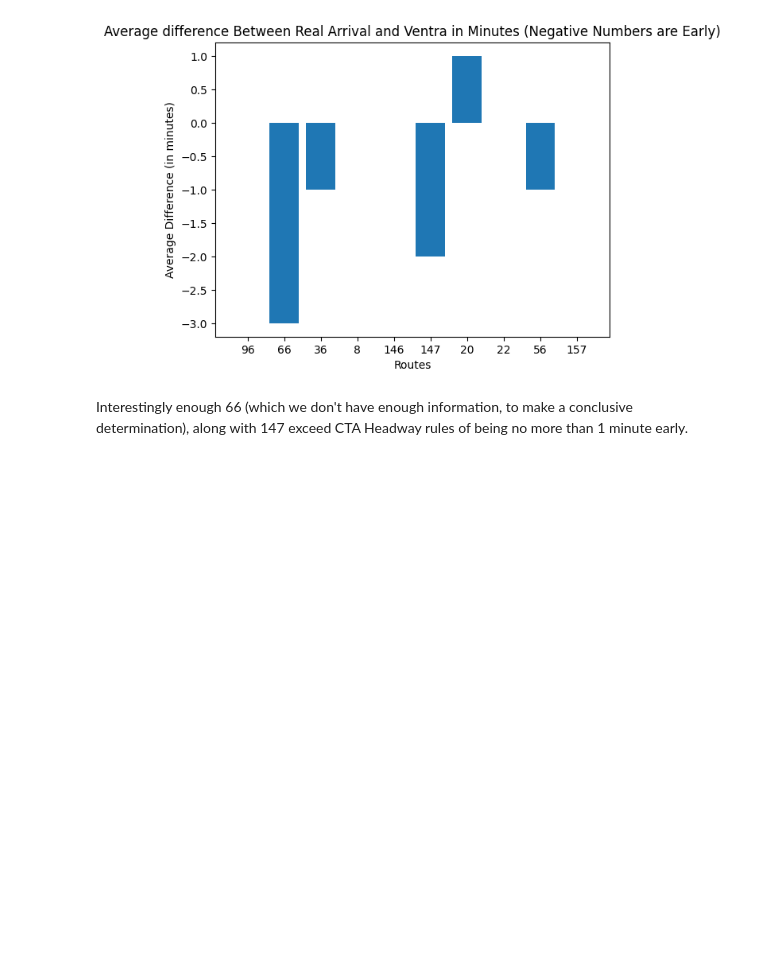
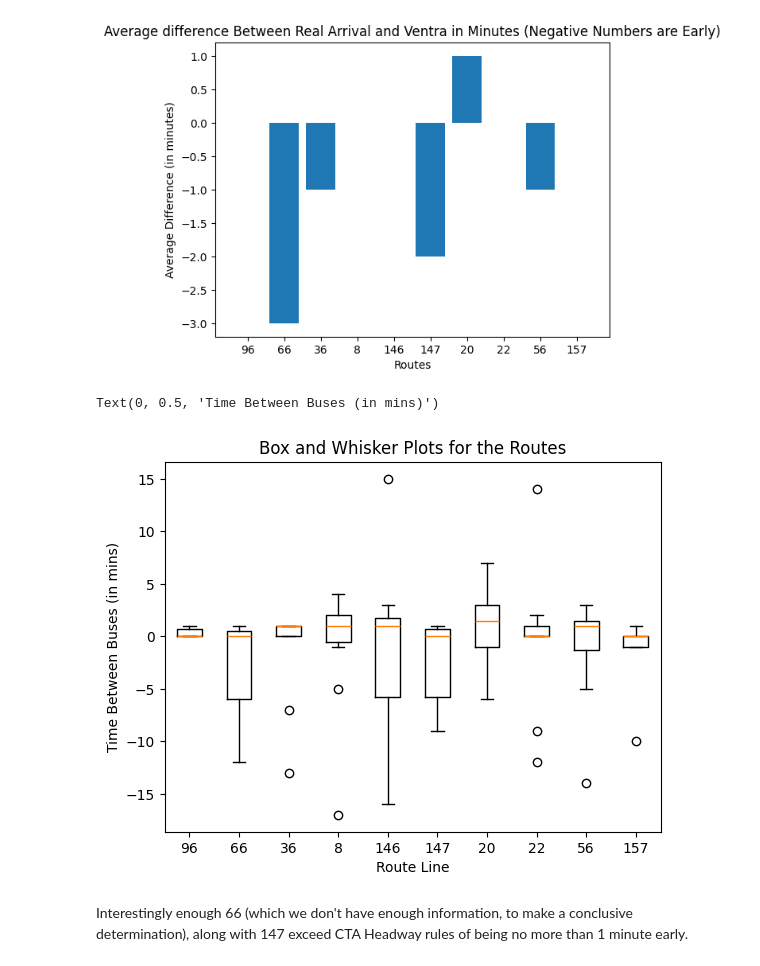
Before and after one commit to mhorowitz11213/CS424_Fall2016_Project, a Jupyter notebook: Exploratory Data/CS_424_Exploratory_Research_on_Primary_Data.ipynb, the cells around one changed output. Cells and saved outputs as stored; diff of their text form; code cells hidden in the pictures; blank space fills up the shorter version.

```diff
--- a/Exploratory Data/CS_424_Exploratory_Research_on_Primary_Data.ipynb
+++ b/Exploratory Data/CS_424_Exploratory_Research_on_Primary_Data.ipynb
@@ -410,6 +420,14 @@ plt.ylabel("Average Difference (in minutes)")
 plt.show()
 # %% [output]
 [figure]
+# %%
+plt.boxplot(delta_dict.values(),labels=delta_dict.keys())
+plt.title('Box and Whisker Plots for the Routes')
+plt.xlabel('Route Line')
+plt.ylabel('Time Between Buses (in mins)')
+# %% [output]
+Text(0, 0.5, 'Time Between Buses (in mins)')
+[figure, added]
 # %% [markdown]
 Interestingly enough 66 (which we don't have enough information, to make a conclusive determination), along with 147 exceed CTA Headway rules of being no more than 1 minute early.
 # %% [markdown]
```
Also changed, not shown: parts of 5 cells of this notebook.
